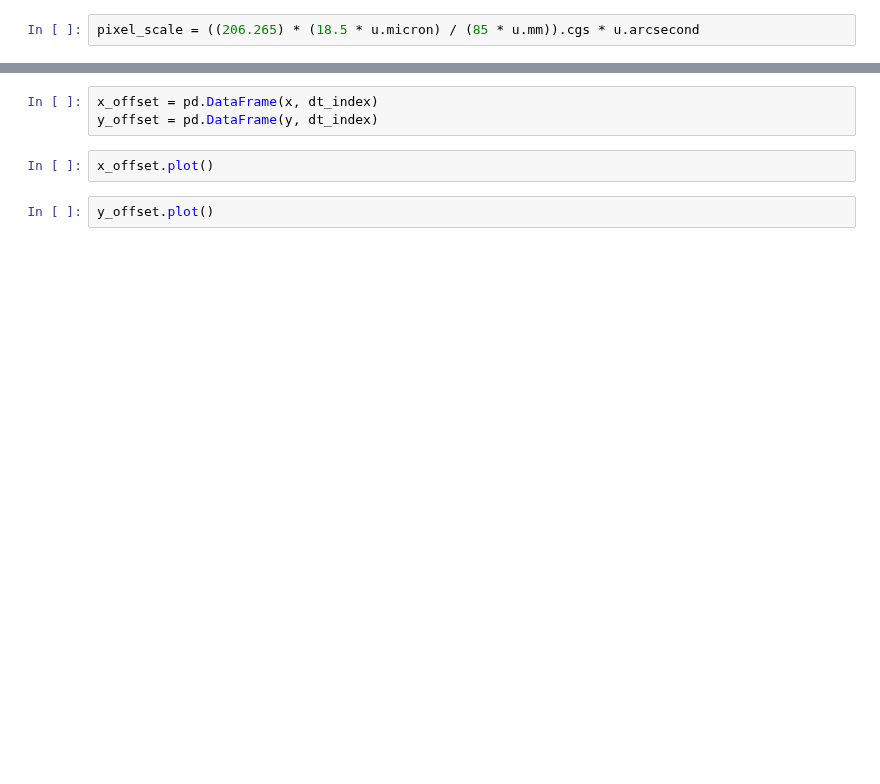
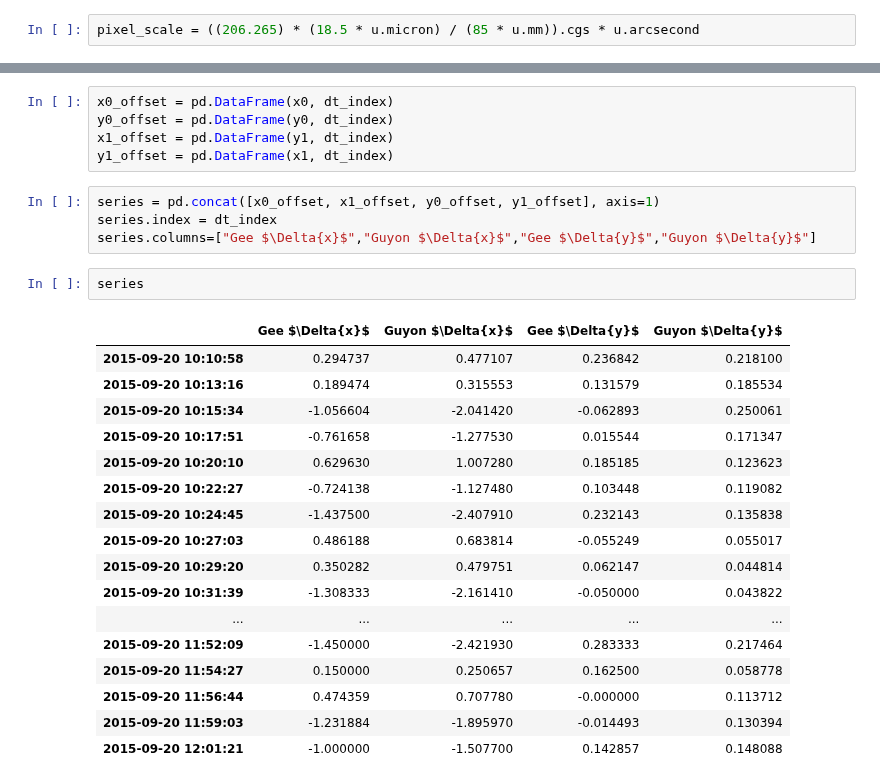
Before and after one commit to panoptes/POCS, a Jupyter notebook: examples/notebooks/Image Processing.ipynb, the cells around one changed output, grey strips where cells are left out. Saved outputs shown, nothing was run; the diff lists cells and outputs as text; blank space fills up the shorter version.

```diff
--- a/examples/notebooks/Image Processing.ipynb
+++ b/examples/notebooks/Image Processing.ipynb
@@ -70,7 +182,29 @@ dt_index
-# %%
-x_offset = pd.DataFrame(x, dt_index)
-y_offset = pd.DataFrame(y, dt_index)
-# %%
-x_offset.plot()
-# %%
-y_offset.plot()
+# %%
+x0_offset = pd.DataFrame(x0, dt_index)
+y0_offset = pd.DataFrame(y0, dt_index)
+x1_offset = pd.DataFrame(y1, dt_index)
+y1_offset = pd.DataFrame(x1, dt_index)
+# %%
+series = pd.concat([x0_offset, x1_offset, y0_offset, y1_offset], axis=1)
+series.index = dt_index
+series.columns=["Gee $\Delta{x}$","Guyon $\Delta{x}$","Gee $\Delta{y}$","Guyon $\Delta{y}$"]
+# %%
+series
+# %% [output]
+|  | Gee $\Delta{x}$ | Guyon $\Delta{x}$ | Gee $\Delta{y}$ | Guyon $\Delta{y}$ |
+| 2015-09-20 10:10:58 | 0.294737 | 0.477107 | 0.236842 | 0.218100 |
+| 2015-09-20 10:13:16 | 0.189474 | 0.315553 | 0.131579 | 0.185534 |
+| 2015-09-20 10:15:34 | -1.056604 | -2.041420 | -0.062893 | 0.250061 |
+| 2015-09-20 10:17:51 | -0.761658 | -1.277530 | 0.015544 | 0.171347 |
+| 2015-09-20 10:20:10 | 0.629630 | 1.007280 | 0.185185 | 0.123623 |
+| 2015-09-20 10:22:27 | -0.724138 | -1.127480 | 0.103448 | 0.119082 |
+| 2015-09-20 10:24:45 | -1.437500 | -2.407910 | 0.232143 | 0.135838 |
+| 2015-09-20 10:27:03 | 0.486188 | 0.683814 | -0.055249 | 0.055017 |
+| 2015-09-20 10:29:20 | 0.350282 | 0.479751 | 0.062147 | 0.044814 |
+| 2015-09-20 10:31:39 | -1.308333 | -2.161410 | -0.050000 | 0.043822 |
+| ... | ... | ... | ... | ... |
+| 2015-09-20 11:52:09 | -1.450000 | -2.421930 | 0.283333 | 0.217464 |
+| 2015-09-20 11:54:27 | 0.150000 | 0.250657 | 0.162500 | 0.058778 |
+| 2015-09-20 11:56:44 | 0.474359 | 0.707780 | -0.000000 | 0.113712 |
+| 2015-09-20 11:59:03 | -1.231884 | -1.895970 | -0.014493 | 0.130394 |
+| 2015-09-20 12:01:21 | -1.000000 | -1.507700 | 0.142857 | 0.148088 |
```
Also changed, not shown: parts of 9 cells of this notebook.
